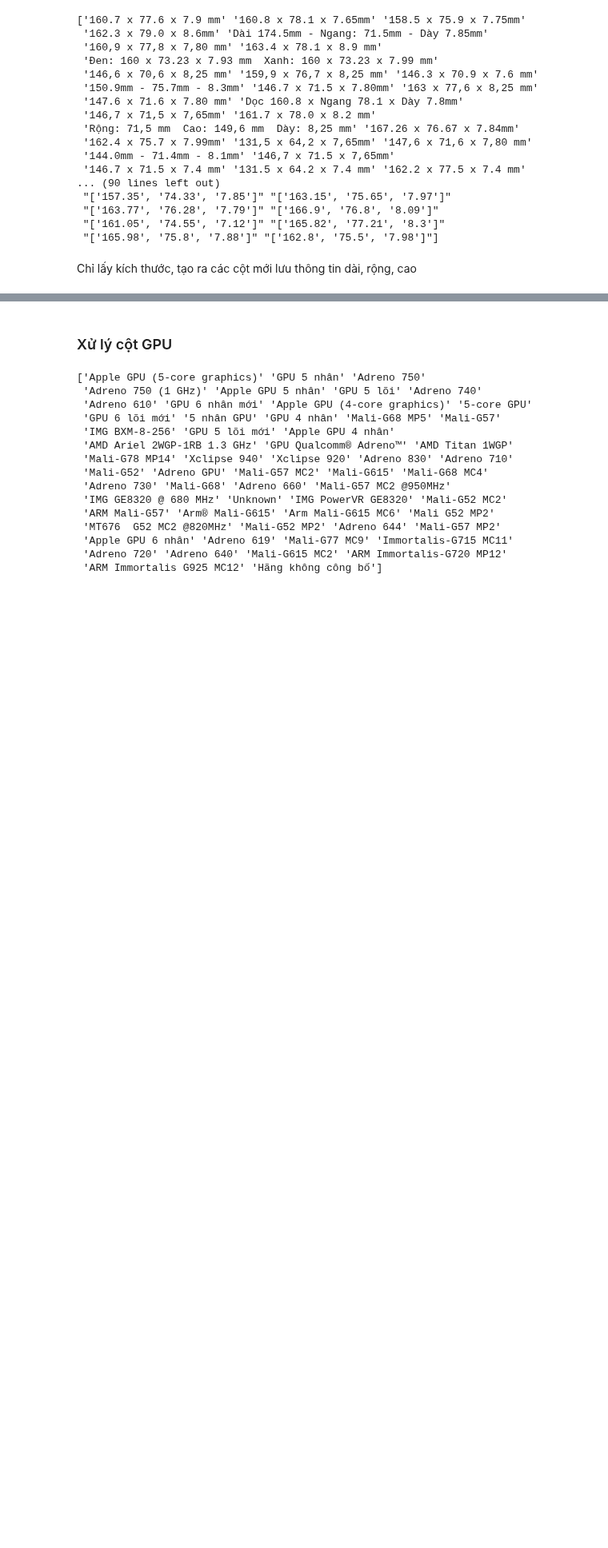
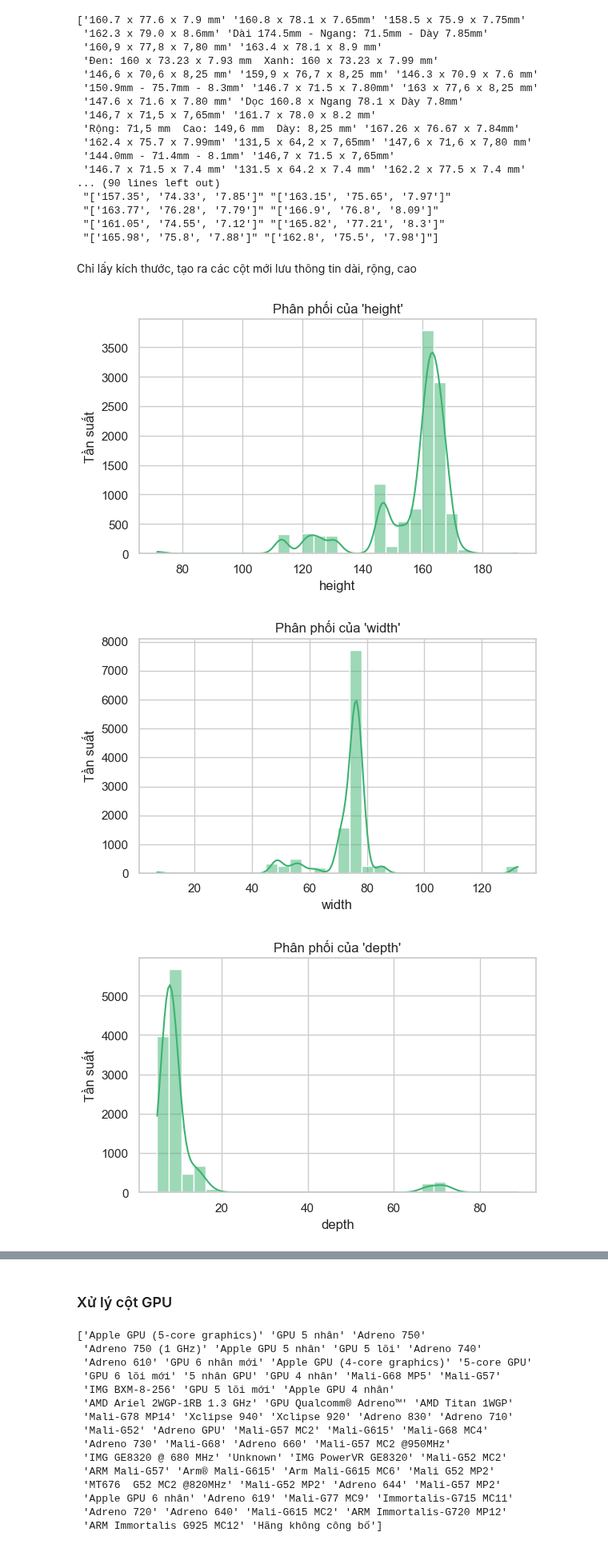
Before and after one commit to phngahn/DS108, a Jupyter notebook: preprocessing/preprocessing.ipynb, the cells around one changed output, grey strips where cells are left out. Shown at 80% size. Cells and saved outputs as stored; diff of their text form; code cells hidden in the pictures; blank space fills up the shorter version.

```diff
--- a/preprocessing/preprocessing.ipynb
+++ b/preprocessing/preprocessing.ipynb
@@ -855,0 +856,19 @@ data = data.drop(columns = ['size'])
+# %%
+sns.set(style='whitegrid')
+
+# Danh sách cột cần vẽ
+columns = ['height', 'width', 'depth']
+
+# Lặp và vẽ biểu đồ phân phối từng biến
+for col in columns:
+    plt.figure(figsize=(6, 4))
+    sns.histplot(data[col].dropna(), kde=True, bins=30, color='mediumseagreen')
+    plt.title(f"Phân phối của '{col}'")
+    plt.xlabel(col)
+    plt.ylabel("Tần suất")
+    plt.tight_layout()
+    plt.show()
+# %% [output]
+[figure, added]
+[figure, added]
+[figure, added]
```
Also changed, not shown: parts of 12 cells of this notebook.
